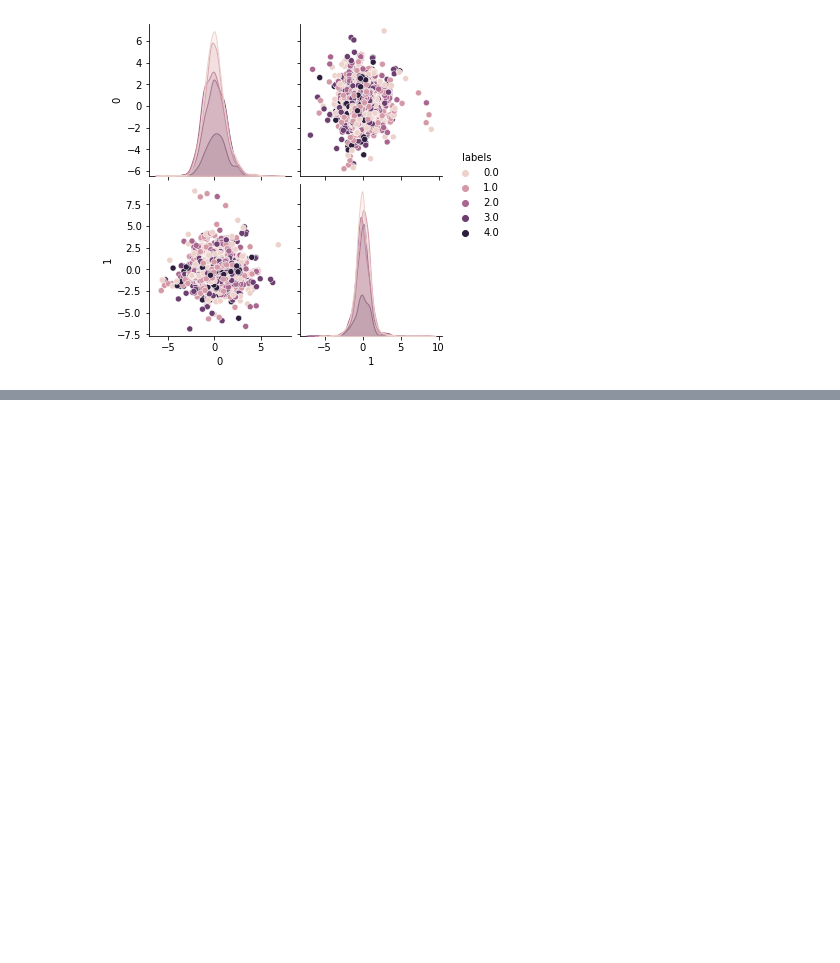
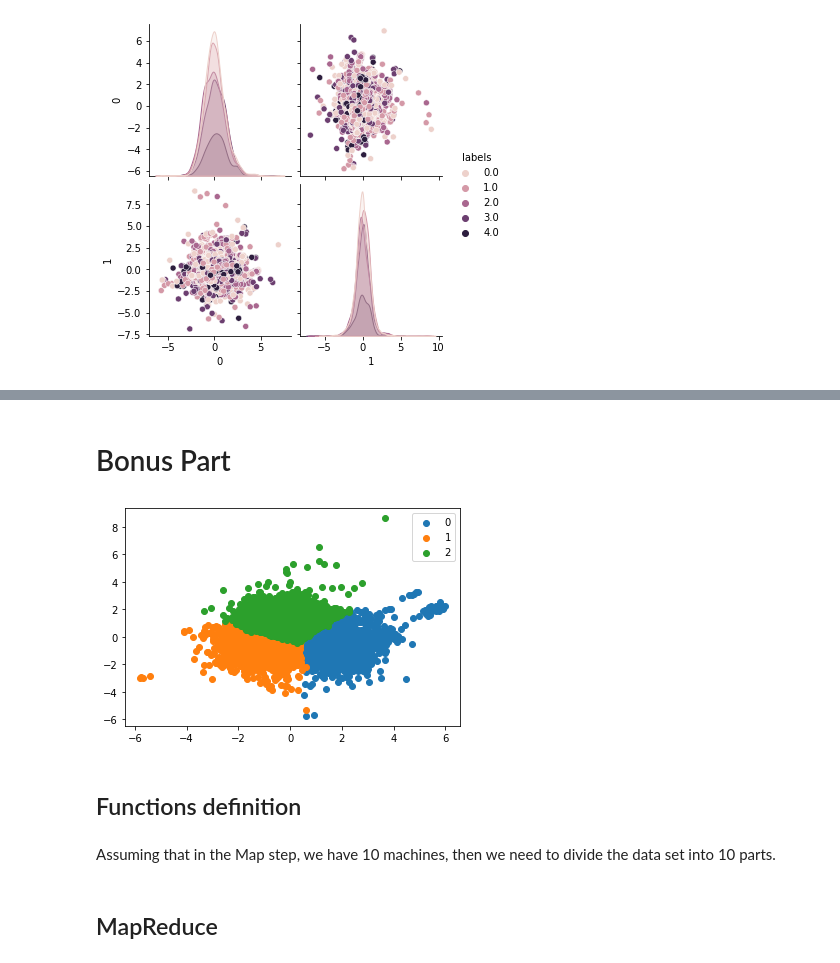
Before and after one commit to Requiem98/ADM-HW4, a Jupyter notebook: main.ipynb, the cells around one changed output, grey strips where cells are left out. Drawn from its saved outputs; the diff is of its cells as text; code cells hidden in the pictures; blank space fills up the shorter version.

```diff
--- a/main.ipynb
+++ b/main.ipynb
@@ -1399,0 +1526,19 @@ sns.pairplot(features,hue='labels');
+# %% [markdown]
+# Bonus Part
+# %%
+# Example by sklean
+# We just use the 12 features data to realize the Mapreduce
+X = features_famd
+kmeans = KMeans(n_clusters = 3)
+cluster_pred = kmeans.fit_predict(X)
+u_labels = np.unique(cluster_pred)
+for i in u_labels:
+    plt.scatter(X.iloc[cluster_pred == i , 0] , X.iloc[cluster_pred == i , 1] , label = i)
+plt.legend()
+plt.show()
+# %% [output]
+[figure, added]
+# %% [markdown]
+## Functions definition
+# %% [markdown]
+Assuming that in the Map step, we have 10 machines, then we need to divide the data set into 10 parts.
@@ -1399,0 +1597,2 @@ sns.pairplot(features,hue='labels');
+# %% [markdown]
+## MapReduce
```
Also changed, not shown: parts of 25 cells of this notebook.
